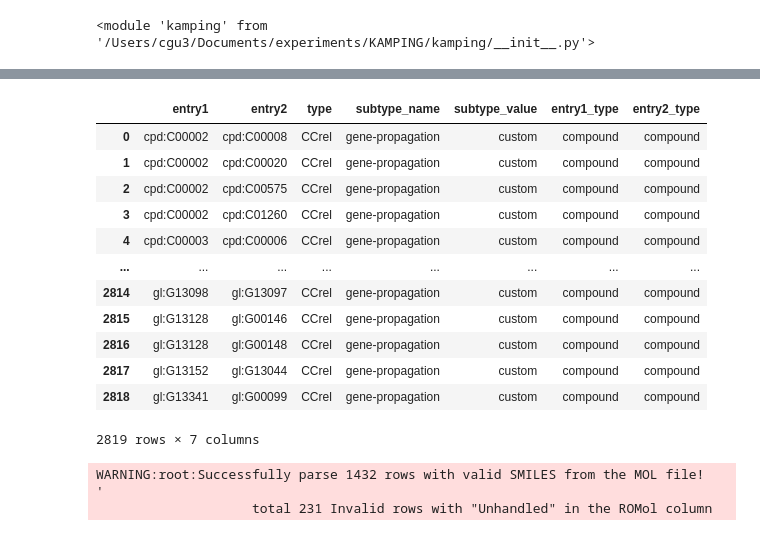
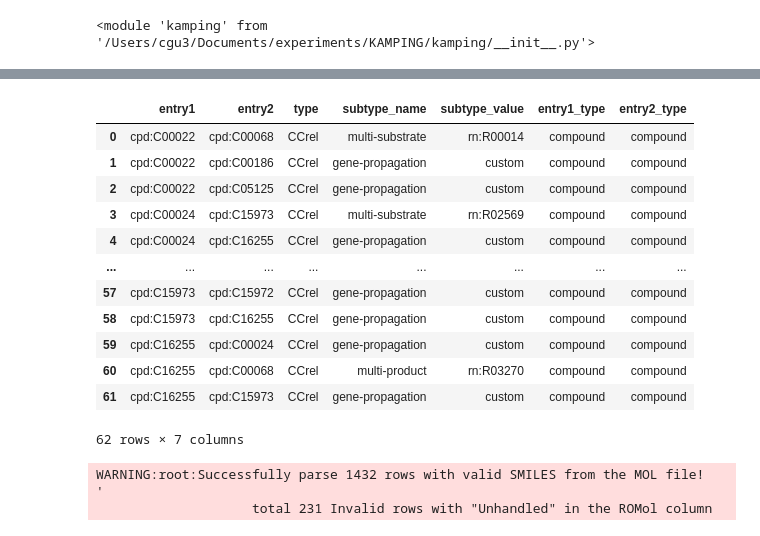
Before and after one commit to FDUguchunhui/KAMPING, a Jupyter notebook: tutorials/tutorial.ipynb, the cells around one changed output, grey strips where cells are left out. Saved outputs shown, nothing was run; the diff lists cells and outputs as text; code cells hidden in the pictures.

Commit message:
Fix bugs in converter
Now convert will logging warning if no data is already in target format

```diff
--- a/tutorials/tutorial.ipynb
+++ b/tutorials/tutorial.ipynb
@@ -39,7 +39,9 @@ file_paths
 graphs = {}
 for file in file_paths:
     try:
-        graph = kamping.KeggGraph(file, type='metabolite')
+        if file == '../data/kgml_hsa/hsa01100.xml':
+            continue
+        graph = kamping.KeggGraph(file, type='metabolite', verbose=False)
         graphs[graph.name] = graph
     except Exception as e:
         print(e)
@@ -88,20 +262,19 @@ WARNING:root:path:hsa05418 dropped due to NA entries
 # %%
-graphs
-graphs['path:hsa01100'].interaction
+graphs['path:hsa00010'].edges
 # %% [output]
 |  | entry1 | entry2 | type | subtype_name | subtype_value | entry1_type | entry2_type |
-| 0 | cpd:C00002 | cpd:C00008 | CCrel | gene-propagation | custom | compound | compound |
-| 1 | cpd:C00002 | cpd:C00020 | CCrel | gene-propagation | custom | compound | compound |
-| 2 | cpd:C00002 | cpd:C00575 | CCrel | gene-propagation | custom | compound | compound |
-| 3 | cpd:C00002 | cpd:C01260 | CCrel | gene-propagation | custom | compound | compound |
-| 4 | cpd:C00003 | cpd:C00006 | CCrel | gene-propagation | custom | compound | compound |
+| 0 | cpd:C00022 | cpd:C00068 | CCrel | multi-substrate | rn:R00014 | compound | compound |
+| 1 | cpd:C00022 | cpd:C00186 | CCrel | gene-propagation | custom | compound | compound |
+| 2 | cpd:C00022 | cpd:C05125 | CCrel | gene-propagation | custom | compound | compound |
+| 3 | cpd:C00024 | cpd:C15973 | CCrel | multi-substrate | rn:R02569 | compound | compound |
+| 4 | cpd:C00024 | cpd:C16255 | CCrel | gene-propagation | custom | compound | compound |
 | ... | ... | ... | ... | ... | ... | ... | ... |
-| 2814 | gl:G13098 | gl:G13097 | CCrel | gene-propagation | custom | compound | compound |
-| 2815 | gl:G13128 | gl:G00146 | CCrel | gene-propagation | custom | compound | compound |
-| 2816 | gl:G13128 | gl:G00148 | CCrel | gene-propagation | custom | compound | compound |
-| 2817 | gl:G13152 | gl:G13044 | CCrel | gene-propagation | custom | compound | compound |
-| 2818 | gl:G13341 | gl:G00099 | CCrel | gene-propagation | custom | compound | compound |
+| 57 | cpd:C15973 | cpd:C15972 | CCrel | gene-propagation | custom | compound | compound |
+| 58 | cpd:C15973 | cpd:C16255 | CCrel | gene-propagation | custom | compound | compound |
+| 59 | cpd:C16255 | cpd:C00024 | CCrel | gene-propagation | custom | compound | compound |
+| 60 | cpd:C16255 | cpd:C00068 | CCrel | multi-product | rn:R03270 | compound | compound |
+| 61 | cpd:C16255 | cpd:C15973 | CCrel | gene-propagation | custom | compound | compound |
-2819 rows × 7 columns
+62 rows × 7 columns
 # %%
 
 # this is slow, consider save the results to a file
```
Also changed, not shown: parts of 5 cells of this notebook, 3 other files.
